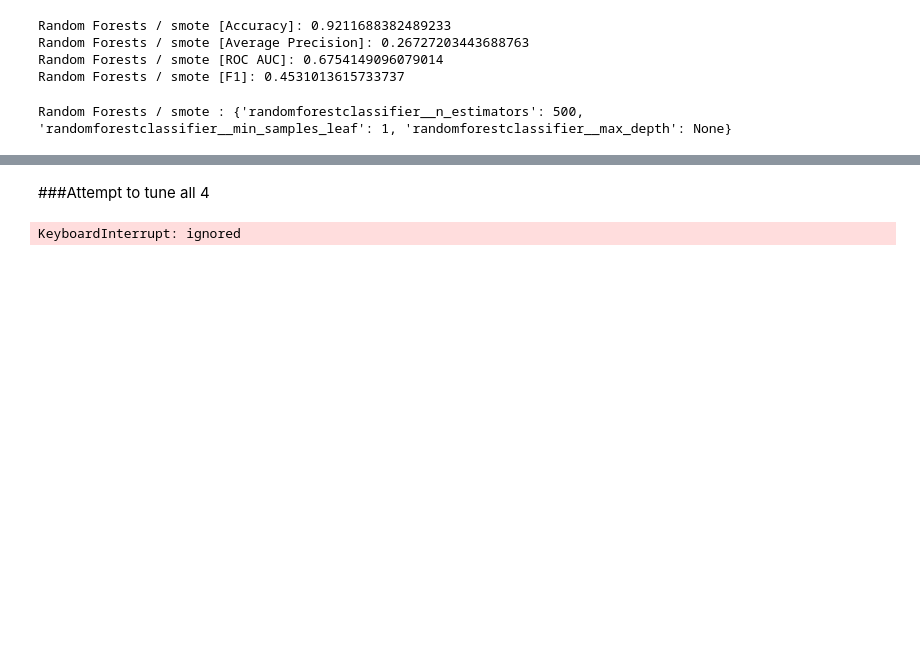
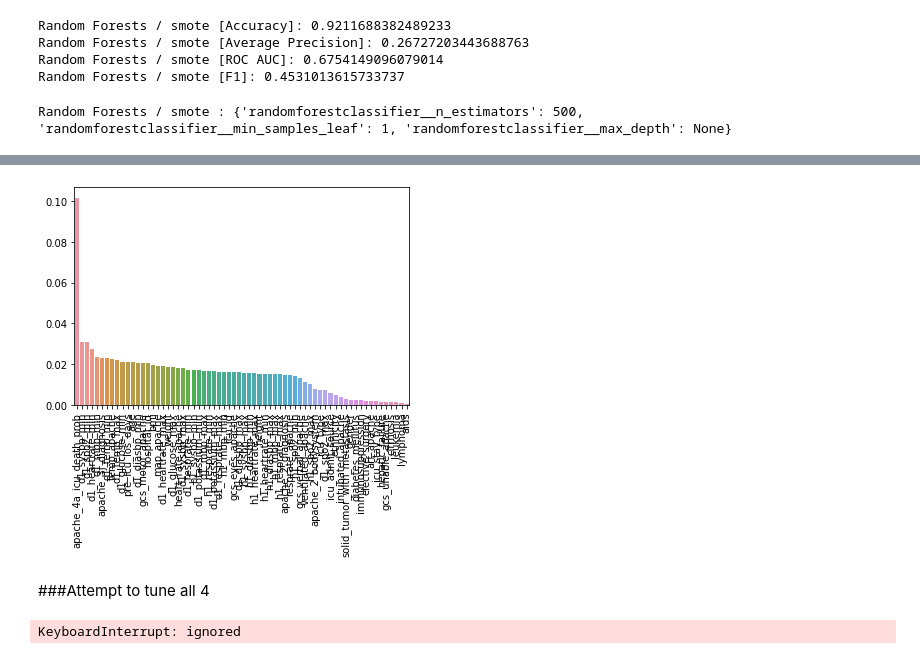
Before and after one commit to JennaYuuu/AML-Project, a Jupyter notebook: model_building/Random_Forests.ipynb, the cells around one changed output, grey strips where cells are left out. Drawn from its saved outputs; the diff is of its cells as text; code cells hidden in the pictures; blank space fills up the shorter version.

Commit message:
final random forests

```diff
--- a/model_building/Random_Forests.ipynb
+++ b/model_building/Random_Forests.ipynb
@@ -198,3 +198,12 @@ for key in data.keys():
     print("Random Forests / {} : {}".format(key, smote_rf_grid.best_params_))
 # %% [output]
 Random Forests / smote : {'randomforestclassifier__n_estimators': 500, 'randomforestclassifier__min_samples_leaf': 1, 'randomforestclassifier__max_depth': None}
+# %%
+original_rf_pipe = make_pipeline(StandardScaler(), RandomForestClassifier(n_estimators= 500, min_samples_leaf=1, max_depth= None))
+original_rf_pipe.fit(data['original'][0], data['original'][1])
+original_y_pred=original_rf_pipe.predict(data['original'][2])
+
+print("Histgradient Boosting / {} [Accuracy]: {}".format('original', accuracy_score(data['original'][3], original_y_pred)))
+print("Histgradient Boosting / {} [Average Precision]: {}".format('original', average_precision_score(data['original'][3], original_y_pred)))
+print("Histgradient Boosting / {} [ROC AUC]: {}".format('original', roc_auc_score(data['original'][3], original_y_pred)))
+print("Histgradient Boosting / {} [F1]: {}".format('original', f1_score(data['original'][3], original_y_pred)))
@@ -201,3 +236,14 @@ Random Forests / smote : {'randomforestclassifier__n_estimators': 500, 'randomfo
+# %%
+import seaborn as sns
+feature_names=data['original'][0].columns
+
+feat_imps=zip(feature_names, original_rf_pipe.named_steps['randomforestclassifier'].feature_importances_)
+feats, imps= zip(*(sorted(list(filter(lambda x :x[1]!=0, feat_imps)), key=lambda x :x[1], reverse=True)))
+
+ax=sns.barplot(list(feats), list(imps))
+ax.tick_params(axis='x', rotation=90)
+# %% [output]
+[figure, added]
 # %% [markdown]
 ###Attempt to tune all 4
 # %%
```
Also changed, not shown: parts of 2 cells of this notebook.
